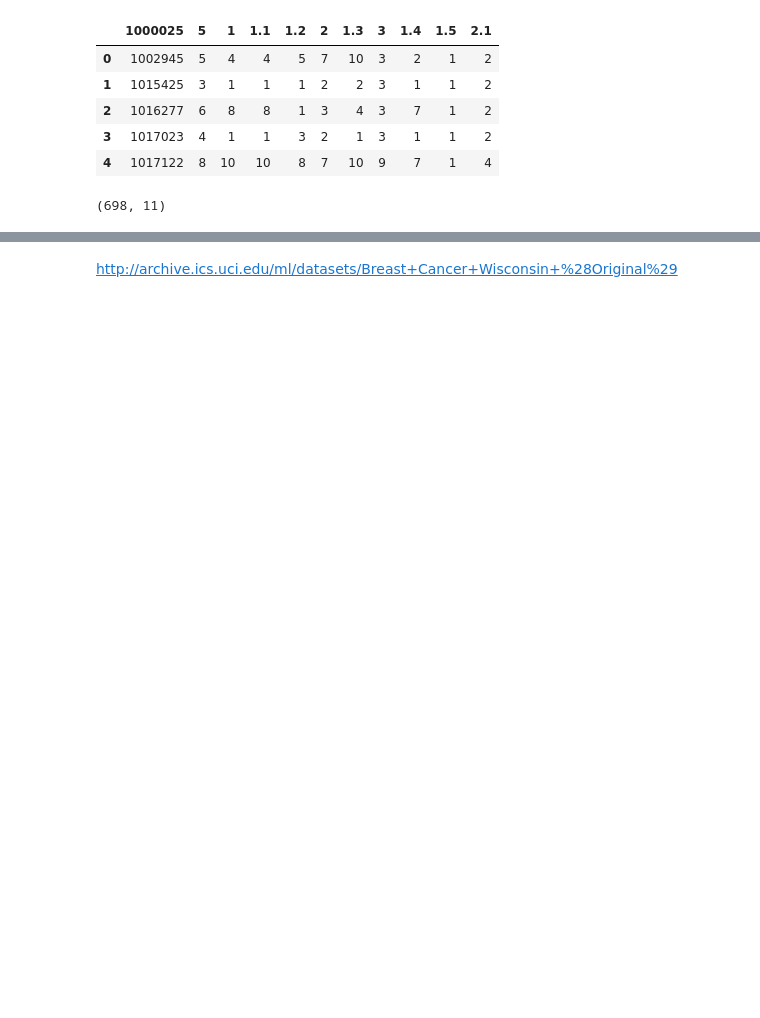
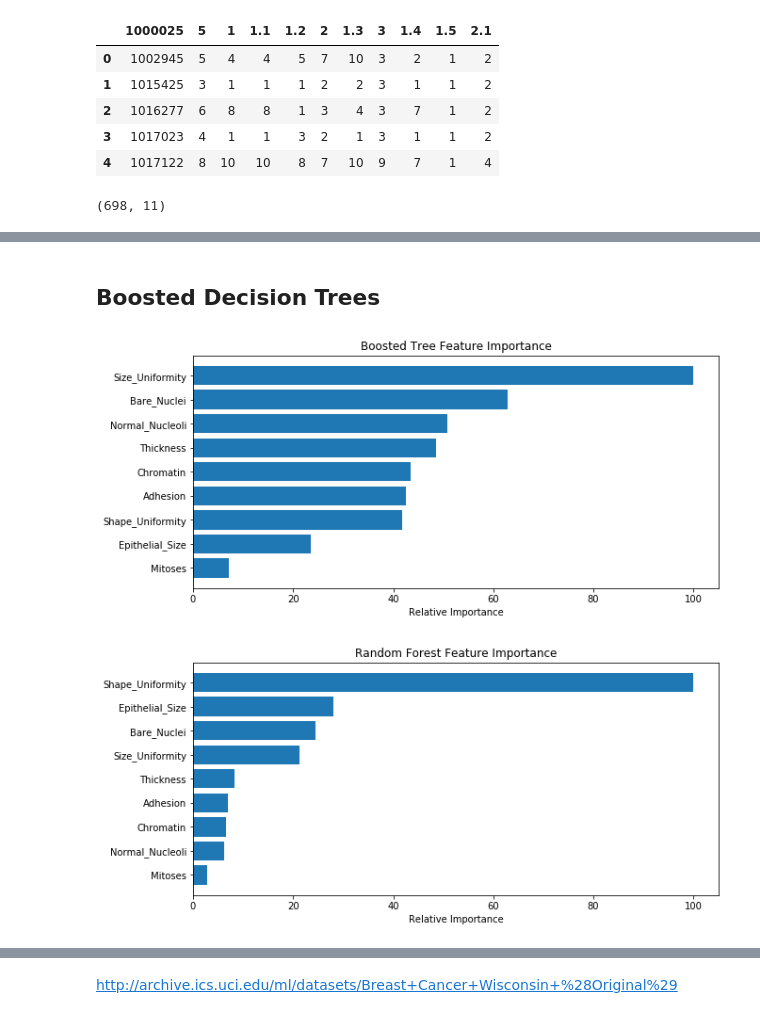
Before and after one commit to bstano/Supervised-Learning, a Jupyter notebook: Cancer Diagnostics.ipynb, the cells around one changed output, grey strips where cells are left out. Saved outputs shown, nothing was run; the diff lists cells and outputs as text; code cells hidden in the pictures; blank space fills up the shorter version.

```diff
--- a/Cancer Diagnostics.ipynb
+++ b/Cancer Diagnostics.ipynb
@@ -315,0 +134,3 @@ Both models appear to work best when dropping the problem data rows than when dr
+# %%
+# make score data frame to hold model records
+scores = pd.DataFrame()
@@ -315,0 +415,17 @@ Both models appear to work best when dropping the problem data rows than when dr
+# %%
+# make a list of possible fit values
+grid = [.01,.1, 1, 10,100,200,300,500,700, 1000, 10000]
+out = []
+# make function to find the best c fit for the lasso logistic regression
+for c in grid:
+    lrl = linear_model.LogisticRegression(penalty='l1',C=c)
+    lrl.fit(X_dr, Y_dr)
+    scores = cross_val_score(lrl, X_dr, Y_dr)
+    out.append(scores.mean())
+    bestc_dr = grid[out.index(max(out))]
+# set lasso log dropped row model
+lrl_dr = linear_model.LogisticRegression(penalty='l1',C=bestc_dr)
+lrl_dr.fit(X_dr,Y_dr)
+print('The dropped row model was fit with C = ',bestc_dr)
+
+Y_predlrl_dr = lrl_dr.predict(X_dr)
@@ -315,0 +527,33 @@ Both models appear to work best when dropping the problem data rows than when dr
+# %% [markdown]
+## Boosted Decision Trees
+# %%
+feature_importance_bt = bdt_dr.feature_importances_
+
+# Make importances relative to max importance.
+feature_importance_bt = 100.0 * (feature_importance_bt / feature_importance_bt.max())
+sorted_idx_bt = np.argsort(feature_importance_bt)
+pos_bt = np.arange(sorted_idx_bt.shape[0]) + .5
+plt.figure(figsize=(10, 10))
+plt.subplot(2, 1, 2)
+plt.barh(pos_bt, feature_importance_bt[sorted_idx_bt], align='center')
+plt.yticks(pos_bt, X_dr.columns[sorted_idx_bt])
+plt.xlabel('Relative Importance')
+plt.title('Boosted Tree Feature Importance')
+plt.show()
+
+feature_importance_rf = rfc_dr.feature_importances_
+
+# Make importances relative to max importance.
+feature_importance_rf = 100.0 * (feature_importance_rf / feature_importance_rf.max())
+sorted_idx_rf = np.argsort(feature_importance_rf)
+pos_rf = np.arange(sorted_idx_rf.shape[0]) + .5
+plt.figure(figsize=(10, 10))
+plt.subplot(2, 1, 2)
+plt.barh(pos_rf, feature_importance_rf[sorted_idx_rf], align='center')
+plt.yticks(pos_rf, X_dr.columns[sorted_idx_rf])
+plt.xlabel('Relative Importance')
+plt.title('Random Forest Feature Importance')
+plt.show()
+# %% [output]
+[figure, added]
+[figure, added]
```
Also changed, not shown: parts of 71 cells of this notebook.
